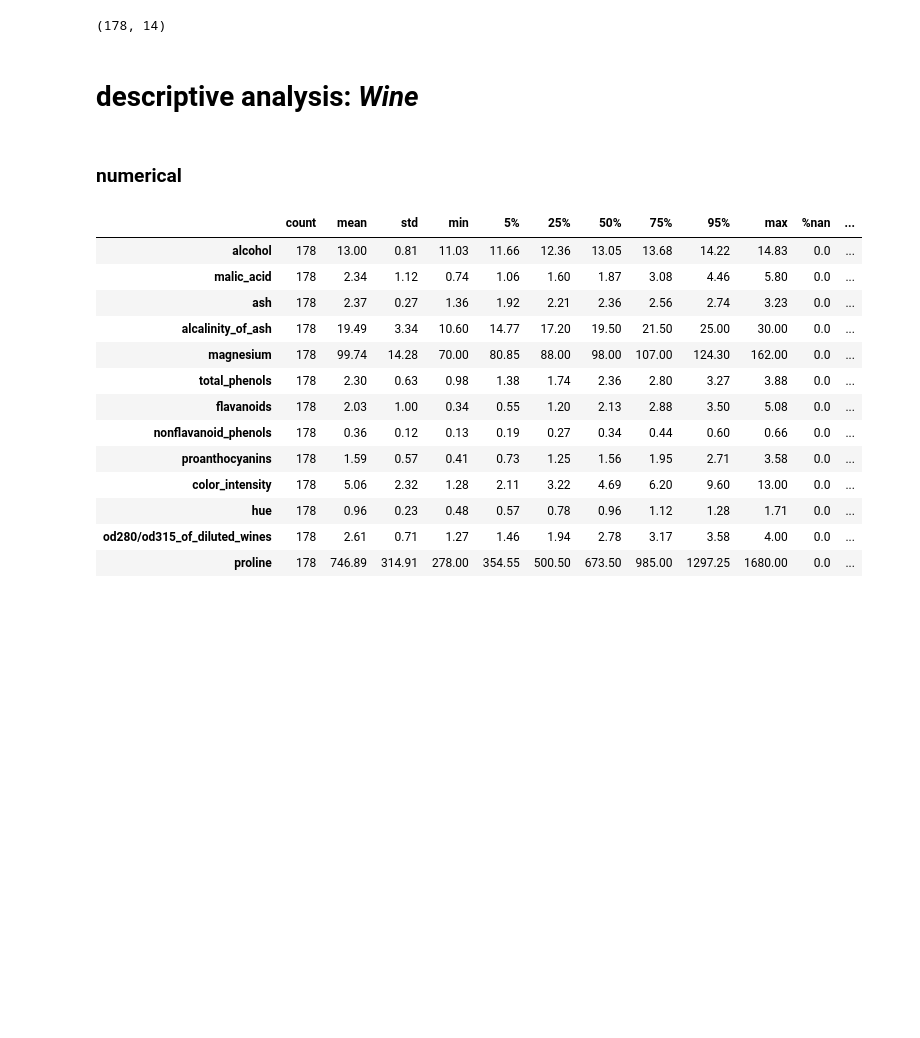
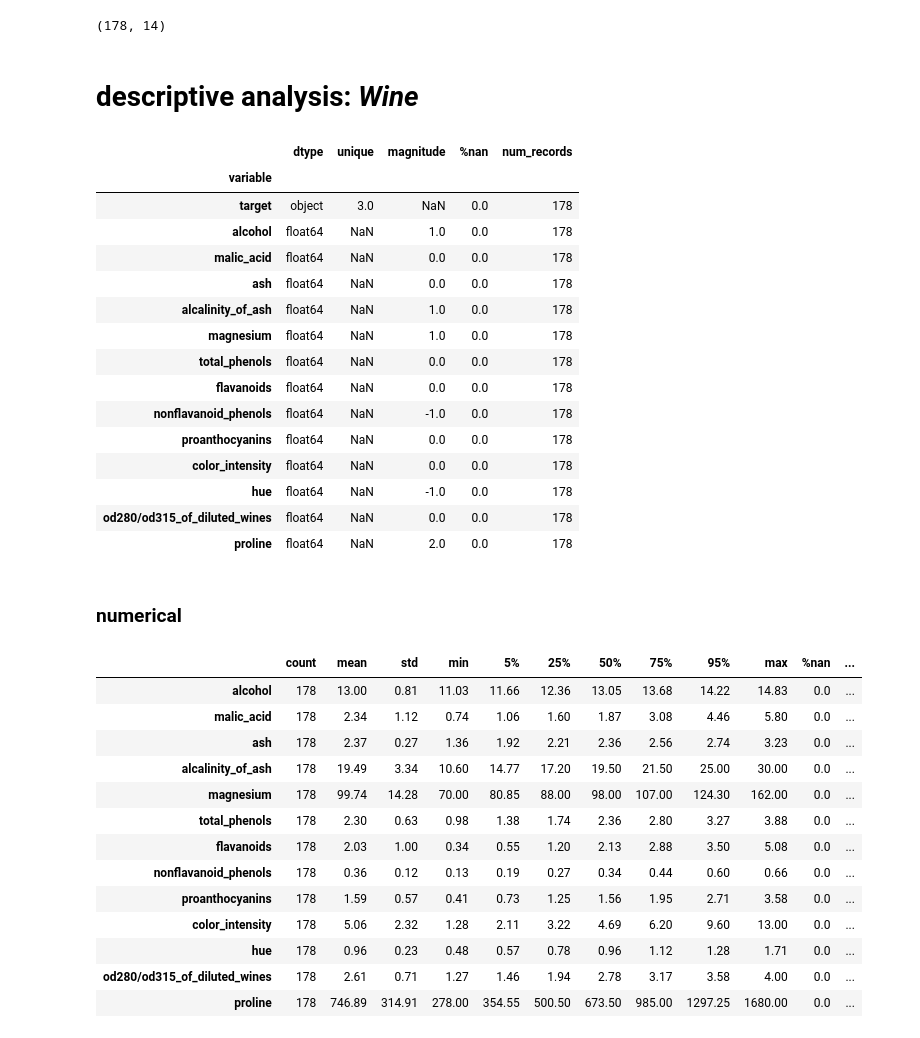
Before and after one commit to jmquintana79/utilsDS, a Jupyter notebook: notebooks/analysis/EDA/EDA-describe/notebook-EDA_describe.ipynb, the cells around one changed output. Saved outputs shown, nothing was run; the diff lists cells and outputs as text; code cells hidden in the pictures; blank space fills up the shorter version.

```diff
--- a/notebooks/analysis/EDA/EDA-describe/notebook-EDA_describe.ipynb
+++ b/notebooks/analysis/EDA/EDA-describe/notebook-EDA_describe.ipynb
@@ -137,6 +181,25 @@ data.shape
 (178, 14)
 # %% [markdown]
 # descriptive analysis: *Wine*
+# %%
+info(data)
+# %% [output]
+|  | dtype | unique | magnitude | %nan | num_records |
+| variable |  |  |  |  |  |
+| target | object | 3.0 | NaN | 0.0 | 178 |
+| alcohol | float64 | NaN | 1.0 | 0.0 | 178 |
+| malic_acid | float64 | NaN | 0.0 | 0.0 | 178 |
+| ash | float64 | NaN | 0.0 | 0.0 | 178 |
+| alcalinity_of_ash | float64 | NaN | 1.0 | 0.0 | 178 |
+| magnesium | float64 | NaN | 1.0 | 0.0 | 178 |
+| total_phenols | float64 | NaN | 0.0 | 0.0 | 178 |
+| flavanoids | float64 | NaN | 0.0 | 0.0 | 178 |
+| nonflavanoid_phenols | float64 | NaN | -1.0 | 0.0 | 178 |
+| proanthocyanins | float64 | NaN | 0.0 | 0.0 | 178 |
+| color_intensity | float64 | NaN | 0.0 | 0.0 | 178 |
+| hue | float64 | NaN | -1.0 | 0.0 | 178 |
+| od280/od315_of_diluted_wines | float64 | NaN | 0.0 | 0.0 | 178 |
+| proline | float64 | NaN | 2.0 | 0.0 | 178 |
 # %% [markdown]
 ### numerical
 # %%
```
Also changed, not shown: parts of 6 cells of this notebook, 4 other files.
